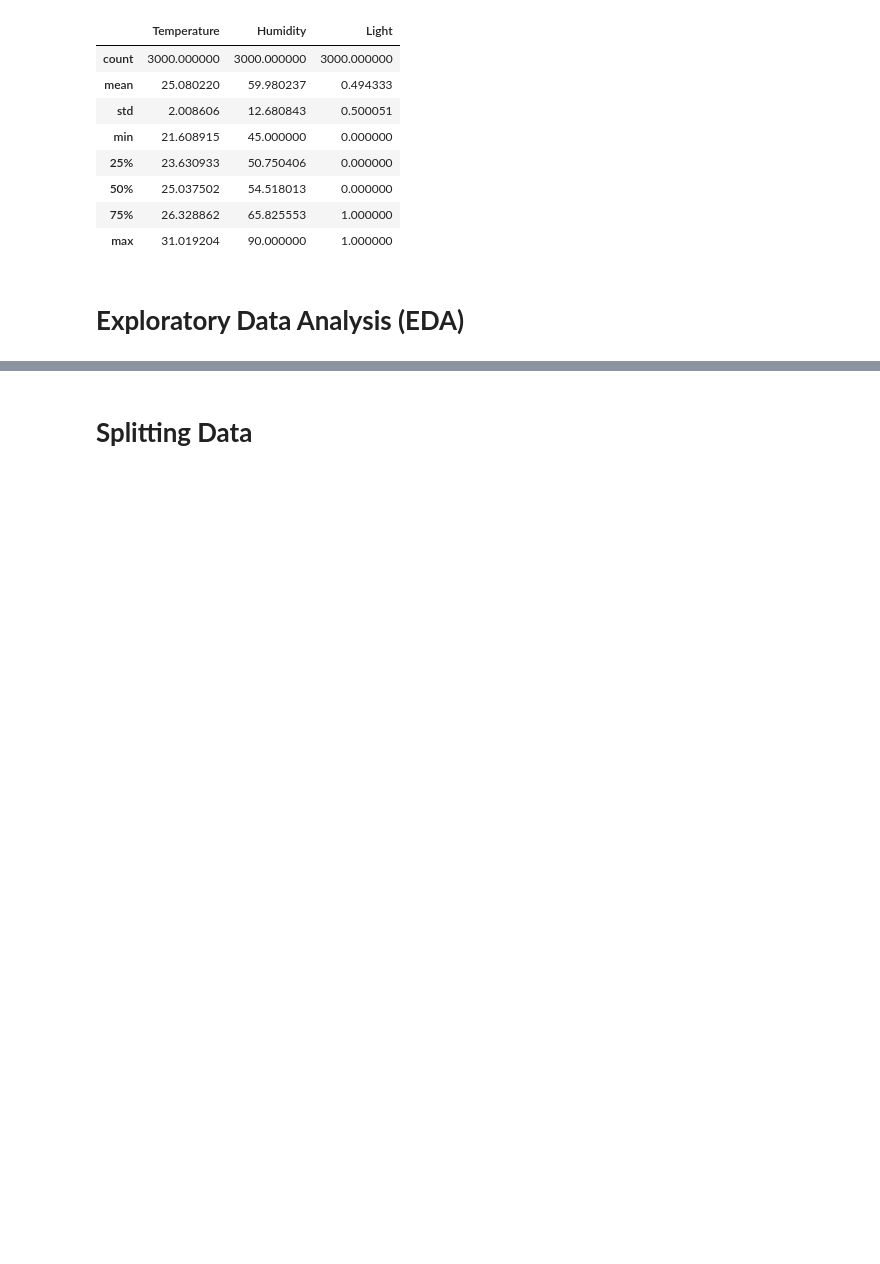
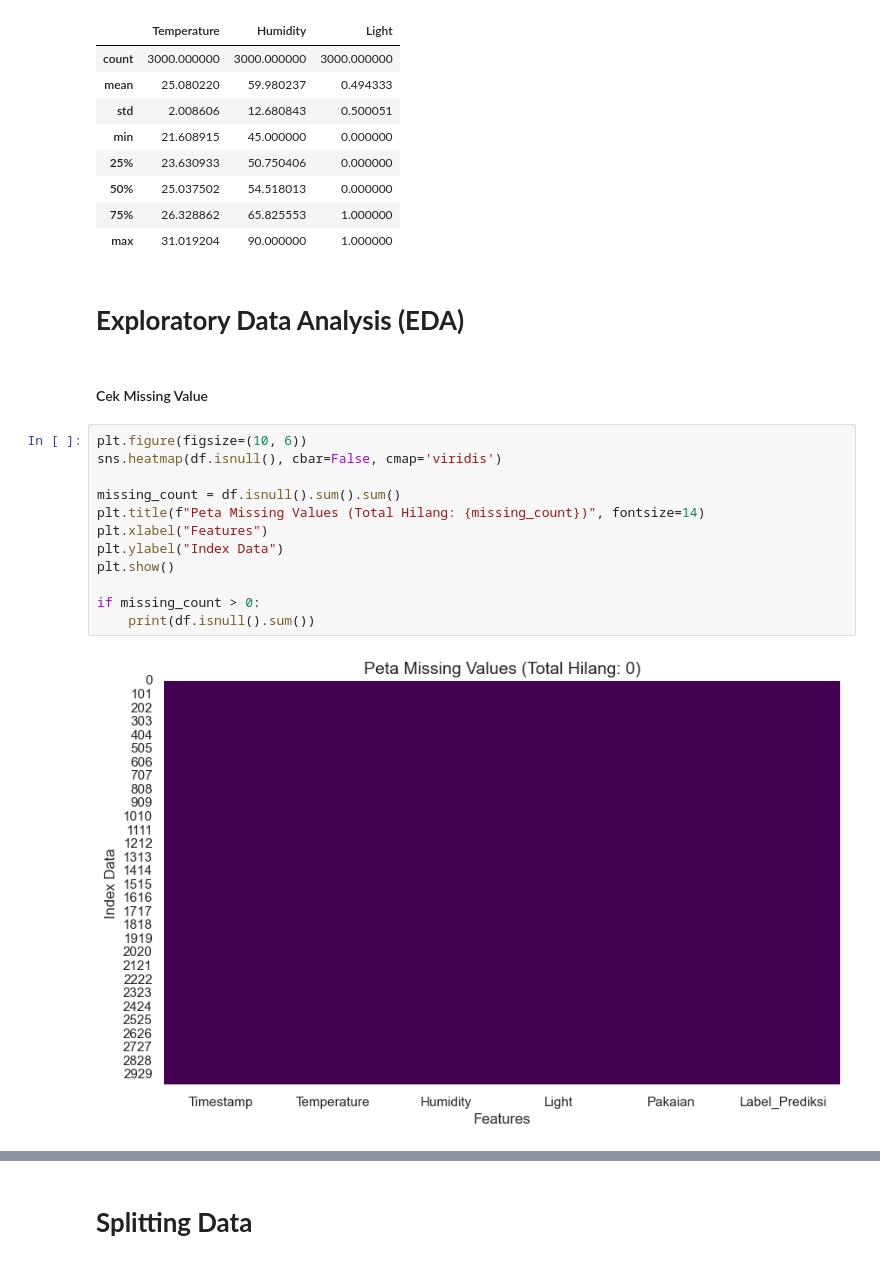
Before and after one commit to Rusmn/SIC7_SMART-WELLNESS-AND-STUDY-COMPANION, a Jupyter notebook: analysis/Notebook_SIC7.ipynb, the cells around one changed output, grey strips where cells are left out. Cells and saved outputs as stored; diff of their text form; blank space fills up the shorter version.

```diff
--- a/analysis/Notebook_SIC7.ipynb
+++ b/analysis/Notebook_SIC7.ipynb
@@ -81,3 +81,19 @@ Jumlah Data: 3000 baris, 6 kolom
 | max | 31.019204 | 90.000000 | 1.000000 |
 # %% [markdown]
 # **Exploratory Data Analysis (EDA)**
+# %% [markdown]
+#### Cek Missing Value
+# %%
+plt.figure(figsize=(10, 6))
+sns.heatmap(df.isnull(), cbar=False, cmap='viridis')
+
+missing_count = df.isnull().sum().sum()
+plt.title(f"Peta Missing Values (Total Hilang: {missing_count})", fontsize=14)
+plt.xlabel("Features")
+plt.ylabel("Index Data")
+plt.show()
+
+if missing_count > 0:
+    print(df.isnull().sum())
+# %% [output]
+[figure, added]
```
Also changed, not shown: parts of 13 cells of this notebook, 4 other files.
